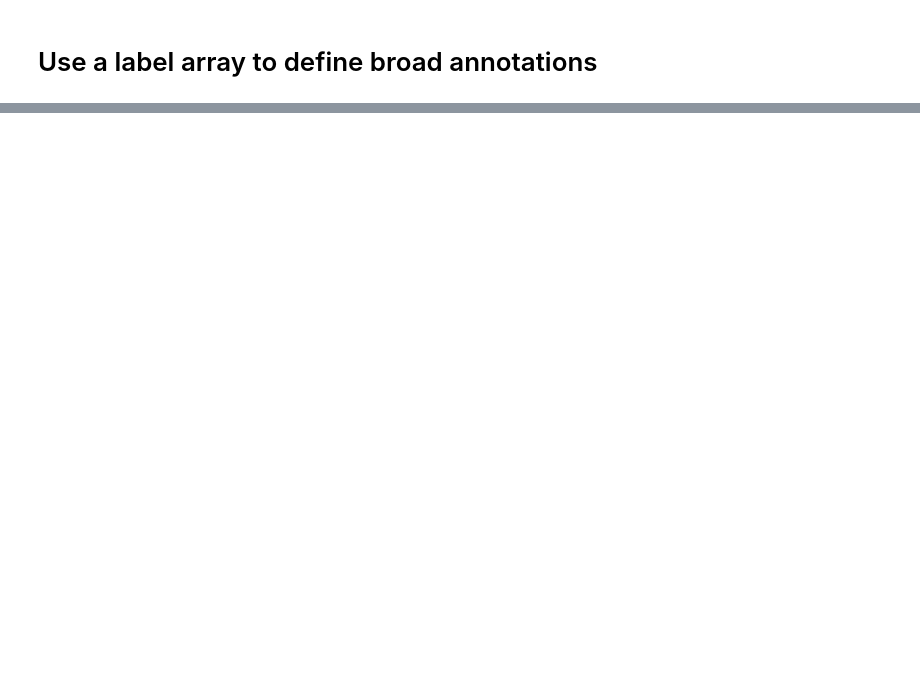
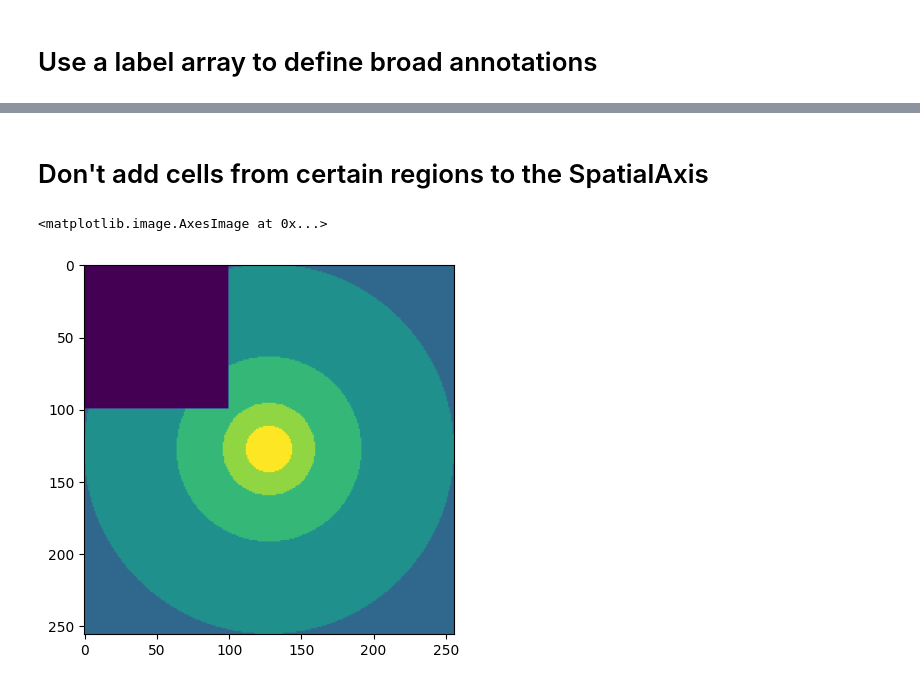
Before and after one commit to callum-jpg/spatial_axis, a Jupyter notebook: notebooks/example_spatial_axis.ipynb, the cells around one changed output, grey strips where cells are left out. Cells and saved outputs as stored; diff of their text form; code cells hidden in the pictures; blank space fills up the shorter version.

```diff
--- a/notebooks/example_spatial_axis.ipynb
+++ b/notebooks/example_spatial_axis.ipynb
@@ -170,0 +167,12 @@ ax[2].set_title("Spatial axis")
+# %% [markdown]
+# Don't add cells from certain regions to the SpatialAxis
+# %%
+masked_labeled_broad_annotations = labeled_broad_annotations.copy()
+# Define a region with a cluster value that is not defined in broad_annotation_order
+masked_labeled_broad_annotations[:100, :100] = -1
+
+fig, ax = plt.subplots()
+ax.imshow(masked_labeled_broad_annotations)
+# %% [output]
+<matplotlib.image.AxesImage at 0x...>
+[figure, added]
```
Also changed, not shown: parts of 7 cells of this notebook, 1 other file.
